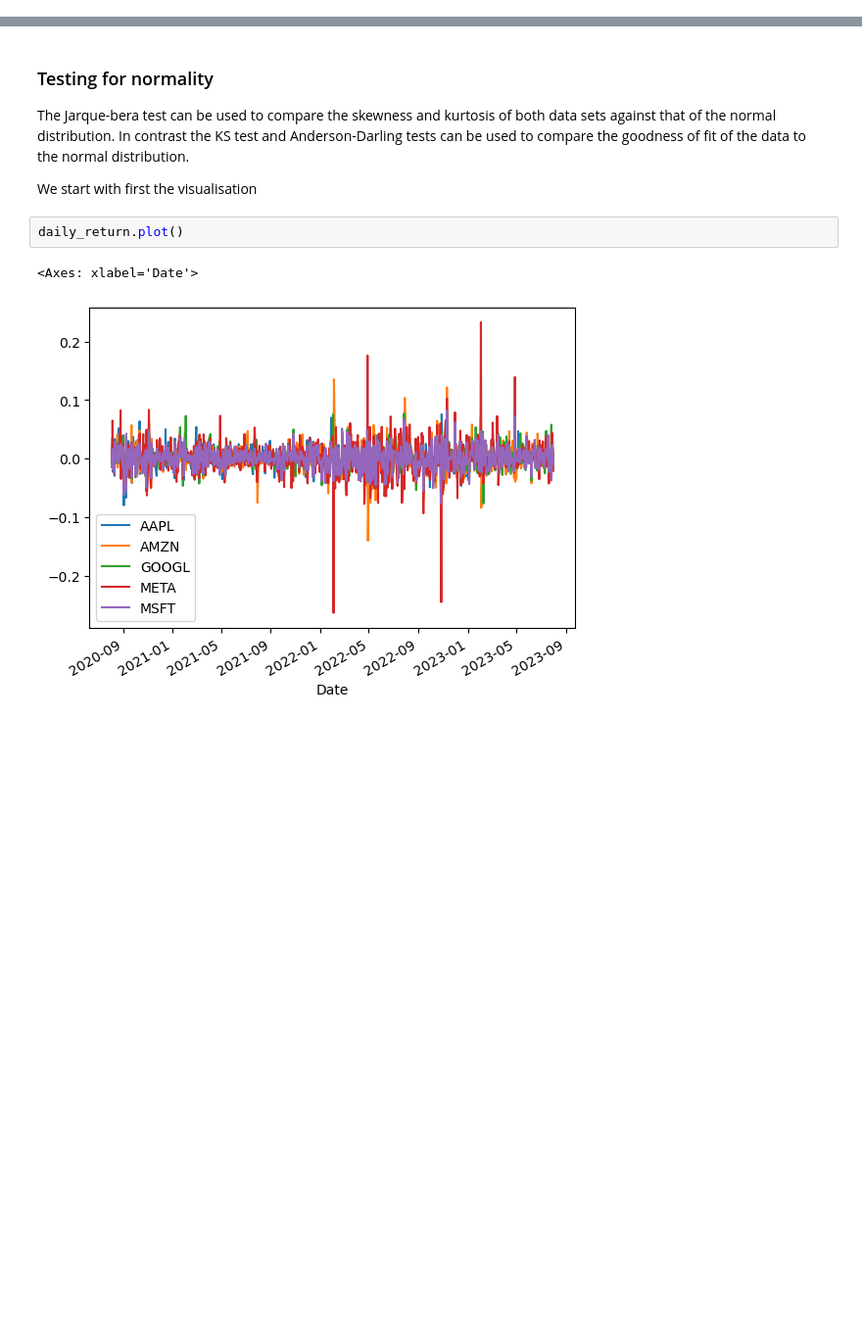
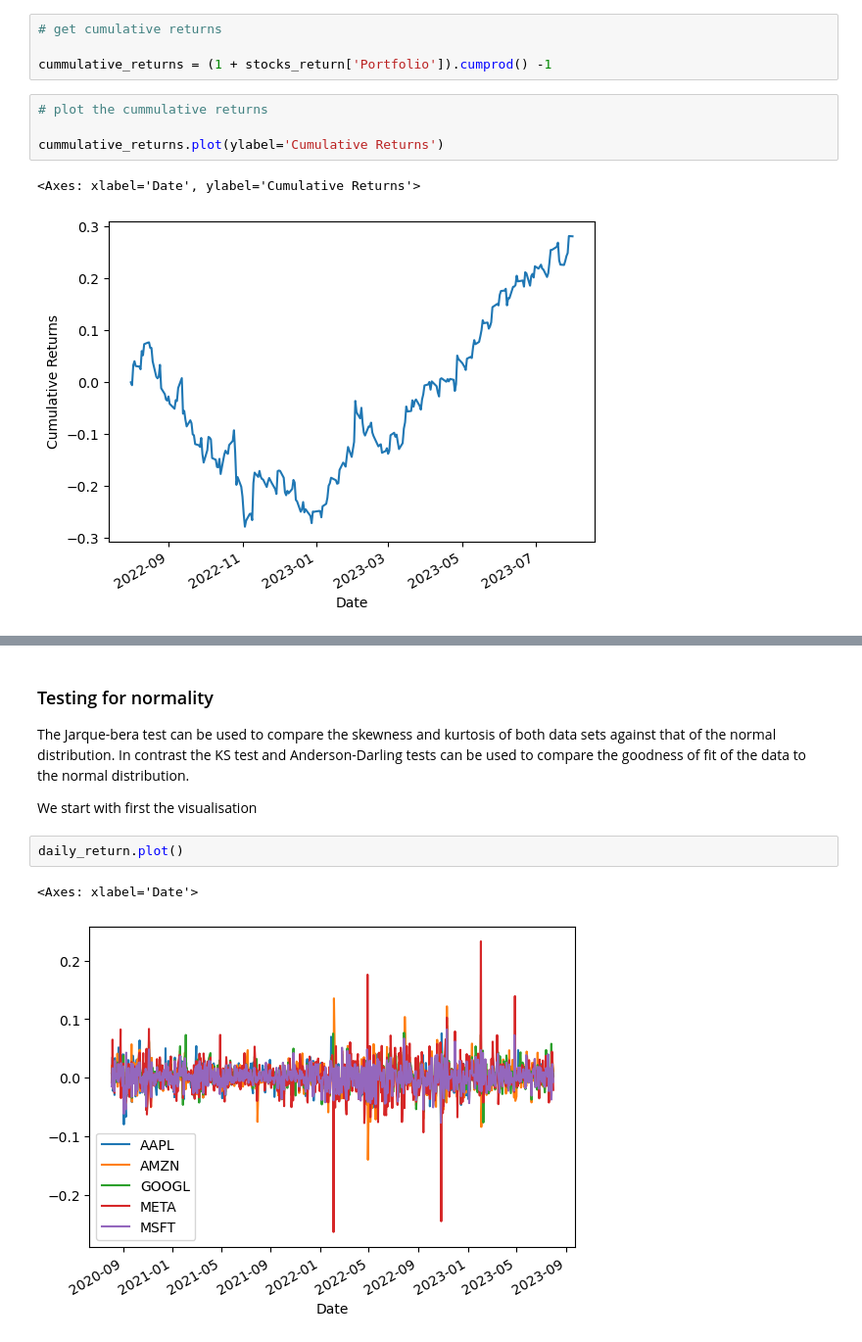
Before and after one commit to ansingh16/risk-management, a Jupyter notebook: VAR.ipynb, the cells around one changed output, grey strips where cells are left out. Shown at 98% size. Cells and saved outputs as stored; diff of their text form; blank space fills up the shorter version.

```diff
--- a/VAR.ipynb
+++ b/VAR.ipynb
@@ -0,0 +148,11 @@
+# %%
+# get cumulative returns
+
+cummulative_returns = (1 + stocks_return['Portfolio']).cumprod() -1
+# %%
+# plot the cummulative returns
+
+cummulative_returns.plot(ylabel='Cumulative Returns')
+# %% [output]
+<Axes: xlabel='Date', ylabel='Cumulative Returns'>
+[figure, added]
```
Also changed, not shown: parts of 28 cells of this notebook, 1 other file.
